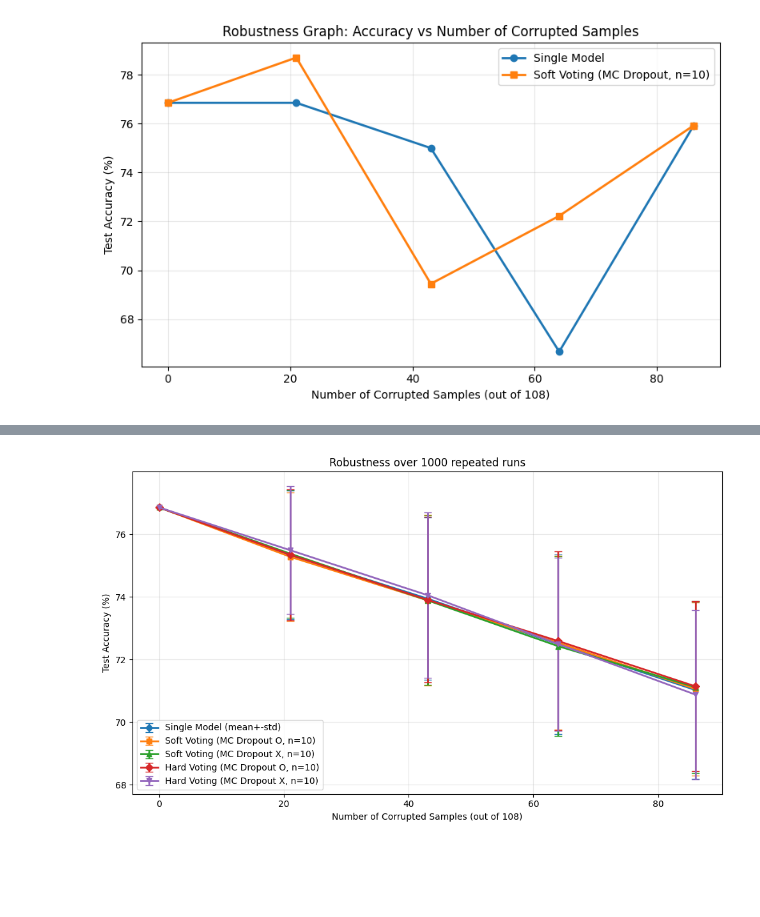
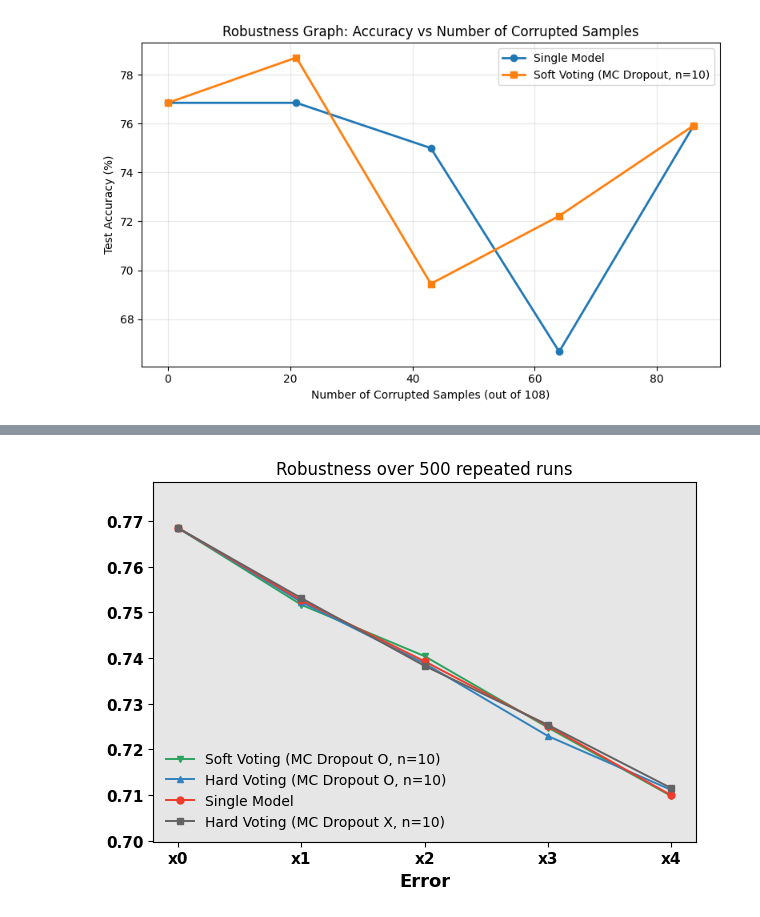
Before and after one commit to binghin2/Research, a Jupyter notebook: WESAD_classification/Training/CNN_TF/CNN_TF_ER.ipynb, the cells around one changed output, grey strips where cells are left out. Cells and saved outputs as stored; diff of their text form; code cells hidden in the pictures; blank space fills up the shorter version.

```diff
--- a/WESAD_classification/Training/CNN_TF/CNN_TF_ER.ipynb
+++ b/WESAD_classification/Training/CNN_TF/CNN_TF_ER.ipynb
@@ -481,7 +481,7 @@ Robustness results
 [figure]
 # %%
 # 1000회 반복 Robustness 실험 (평균 ± 표준편차)
-N_REPEATS = 1000
+N_REPEATS = 500
 
 loader = DataLoader(NumpyDataset(X_test, y_test), batch_size=BATCH_SIZE, shuffle=False)
 
@@ -562,67 +562,43 @@ for er in ERROR_RATES:
     })
 
 robustness_100_df = pd.DataFrame(summary_rows)
-print("100-run robustness summary (mean ± std)")
+print("1000-run robustness summary (mean ± std)")
 display(robustness_100_df)
 
-# Calculate number of corrupted samples for each error rate
-n_total_samples = len(X_test)
-robustness_100_df['n_corrupted'] = (robustness_100_df['error_rate'] * n_total_samples).astype(int)
+# 그림 스타일: 첨부 예시와 유사한 4-모델 비교 라인 플롯
+x = np.arange(len(ERROR_RATES))
+x_labels = [f"x{i}" for i in range(len(ERROR_RATES))]
 
-x = robustness_100_df["n_corrupted"].values
+sv = robustness_100_df["soft_mc_on_mean"].values / 100.0
+hv = robustness_100_df["hard_mc_on_mean"].values / 100.0
+single = robustness_100_df["single_mean"].values / 100.0
+dnn = robustness_100_df["hard_mc_off_mean"].values / 100.0
 
-plt.figure(figsize=(10, 6))
-plt.errorbar(
-    x,
-    robustness_100_df["single_mean"].values,
-    yerr=robustness_100_df["single_std"].values,
-    marker='o',
-    capsize=4,
-    linewidth=2,
-    label='Single Model (mean+-std)'
-)
-plt.errorbar(
-    x,
-    robustness_100_df["soft_mc_on_mean"].values,
-    yerr=robustness_100_df["soft_mc_on_std"].values,
-    marker='s',
-    capsize=4,
-    linewidth=2,
-    label=f'Soft Voting (MC Dropout O, n={N_VOTES})'
-)
-plt.errorbar(
-    x,
-    robustness_100_df["soft_mc_off_mean"].values,
-    yerr=robustness_100_df["soft_mc_off_std"].values,
-    marker='^',
-    capsize=4,
-    linewidth=2,
-    label=f'Soft Voting (MC Dropout X, n={N_VOTES})'
-)
-plt.errorbar(
-    x,
-    robustness_100_df["hard_mc_on_mean"].values,
-    yerr=robustness_100_df["hard_mc_on_std"].values,
-    marker='D',
-    capsize=4,
-    linewidth=2,
-    label=f'Hard Voting (MC Dropout O, n={N_VOTES})'
-)
-plt.errorbar(
-    x,
-    robustness_100_df["hard_mc_off_mean"].values,
-    yerr=robustness_100_df["hard_mc_off_std"].values,
-    marker='v',
-    capsize=4,
-    linewidth=2,
-    label=f'Hard Voting (MC Dropout X, n={N_VOTES})'
-)
+# 데이터가 축 범위 밖으로 사라지는 문제를 막기 위해 동적 y축 사용
+y_all = np.concatenate([sv, hv, single, dnn])
+y_min = float(np.nanmin(y_all))
+y_max = float(np.nanmax(y_all))
+pad = max(0.01, (y_max - y_min) * 0.15)
+plot_y_min = max(0.0, y_min - pad)
+plot_y_max = min(1.0, y_max + pad)
 
-plt.xlabel(f'Number of Corrupted Samples (out of {n_total_samples})')
-plt.ylabel('Test Accuracy (%)')
-plt.title(f'Robustness over {N_REPEATS} repeated runs')
-plt.grid(True, alpha=0.3)
-plt.legend()
+plt.figure(figsize=(6.2, 4.6))
+ax = plt.gca()
+ax.set_facecolor("#e6e6e6")
+
+# 이름은 기존 표기를 유지
+plt.plot(x, sv, marker='v', linewidth=1.4, markersize=5, color='#2ca25f', label=f'Soft Voting (MC Dropout O, n={N_VOTES})')
+plt.plot(x, hv, marker='^', linewidth=1.4, markersize=5, color='#3182bd', label=f'Hard Voting (MC Dropout O, n={N_VOTES})')
+plt.plot(x, single, marker='o', linewidth=1.4, markersize=5, color='#ef3b2c', label='Single Model')
+plt.plot(x, dnn, marker='s', linewidth=1.4, markersize=5, color='#636363', label=f'Hard Voting (MC Dropout X, n={N_VOTES})')
+
+plt.xticks(x, x_labels, fontsize=11, fontweight='bold')
+plt.yticks(fontsize=11, fontweight='bold')
+plt.ylim(plot_y_min, plot_y_max)
+plt.xlabel('Error', fontsize=13, fontweight='bold')
+plt.title(f'Robustness over {N_REPEATS} repeated runs', fontsize=12)
+plt.legend(frameon=False, loc='lower left')
+plt.grid(False)
 plt.tight_layout()
 plt.show()
 # %% [output]
@@ -636 +620 @@ plt.show()
-[figure, old version]
+[figure, new version]
```
Also changed, not shown: parts of 1 cell of this notebook, 19 other files.
